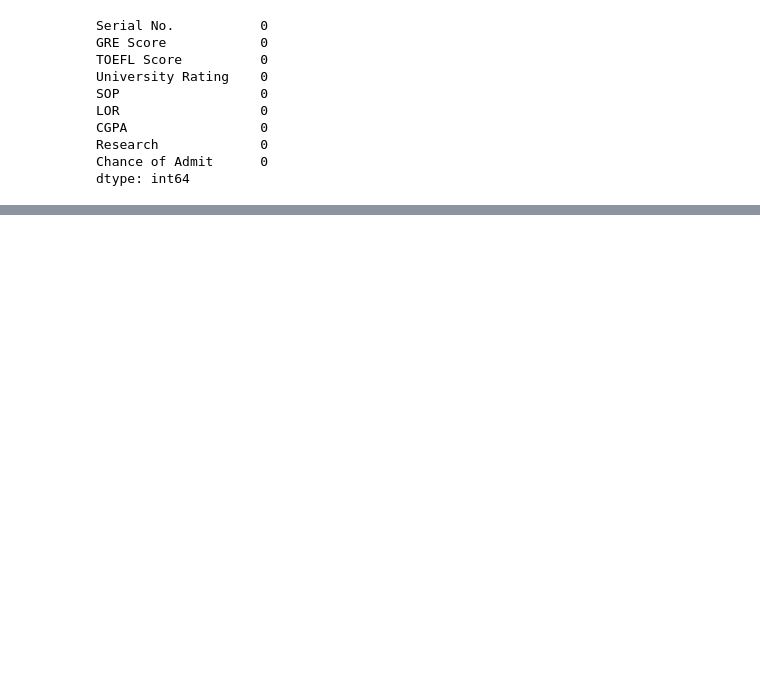
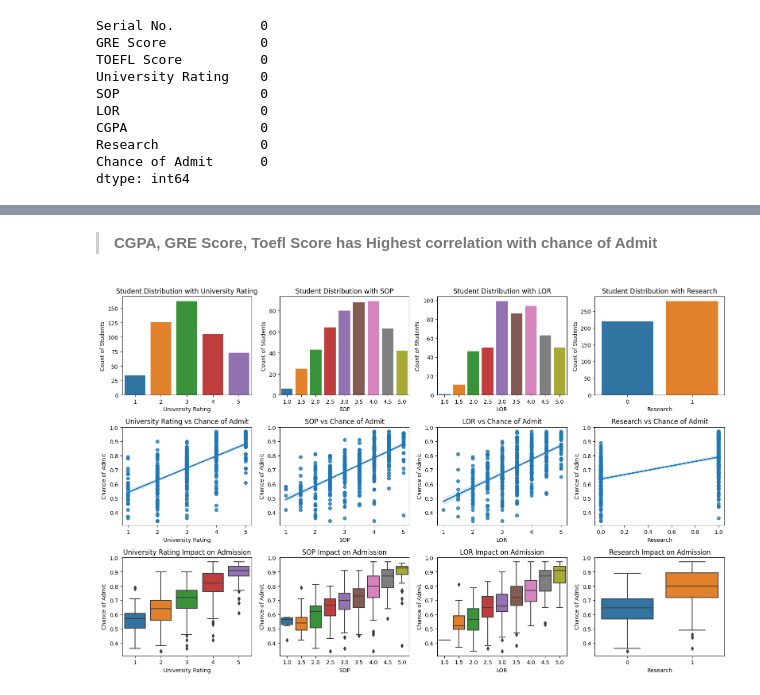
Before and after one commit to jdeepanshu/chanceadmission, a Jupyter notebook: Jamboree_Case_Study.ipynb, the cells around one changed output, grey strips where cells are left out. Drawn from its saved outputs; the diff is of its cells as text; code cells hidden in the pictures; blank space fills up the shorter version.

```diff
--- a/Jamboree_Case_Study.ipynb
+++ b/Jamboree_Case_Study.ipynb
@@ -98,7 +85,0 @@ Name: Research, dtype: float64
-# %%
-
-cols =['GRE Score', 'TOEFL Score', 'University Rating', 'SOP',
-       'LOR ', 'CGPA']
-for item in cols:
-  sns.jointplot(x=item,y='Chance of Admit ',data=df,hue='Research')
-  plt.show()
@@ -111,0 +182,24 @@ for item in cols:
+# %% [markdown]
+
+> **CGPA, GRE Score, Toefl Score has Highest correlation with chance of Admit**
+# %%
+fig, axes = plt.subplots(3,4, figsize=(16, 10))
+cols =['University Rating', 'SOP','LOR', 'Research']
+
+for item, ax in zip(cols, axes[0, :].flatten()):
+  sns.countplot(data=df,x=item, ax=ax)
+  ax.set_ylabel('Count of Students')
+  ax.set_title(f"Student Distribution with {item}")
+
+for item, ax in zip(cols, axes[1, :].flatten()):
+  sns.regplot(x=item,y=df['Chance of Admit'],data=df,ax=ax)
+  ax.set_title(f"{item} vs Chance of Admit")
+
+for item, ax in zip(cols, axes[2, :].flatten()):
+  sns.boxplot(x=item,y=df['Chance of Admit'],data=df, ax=ax)
+  ax.set_title(f"{item} Impact on Admission")
+
+plt.tight_layout()
+plt.show()
+# %% [output]
+[figure, added]
```
Also changed, not shown: parts of 84 cells of this notebook.
